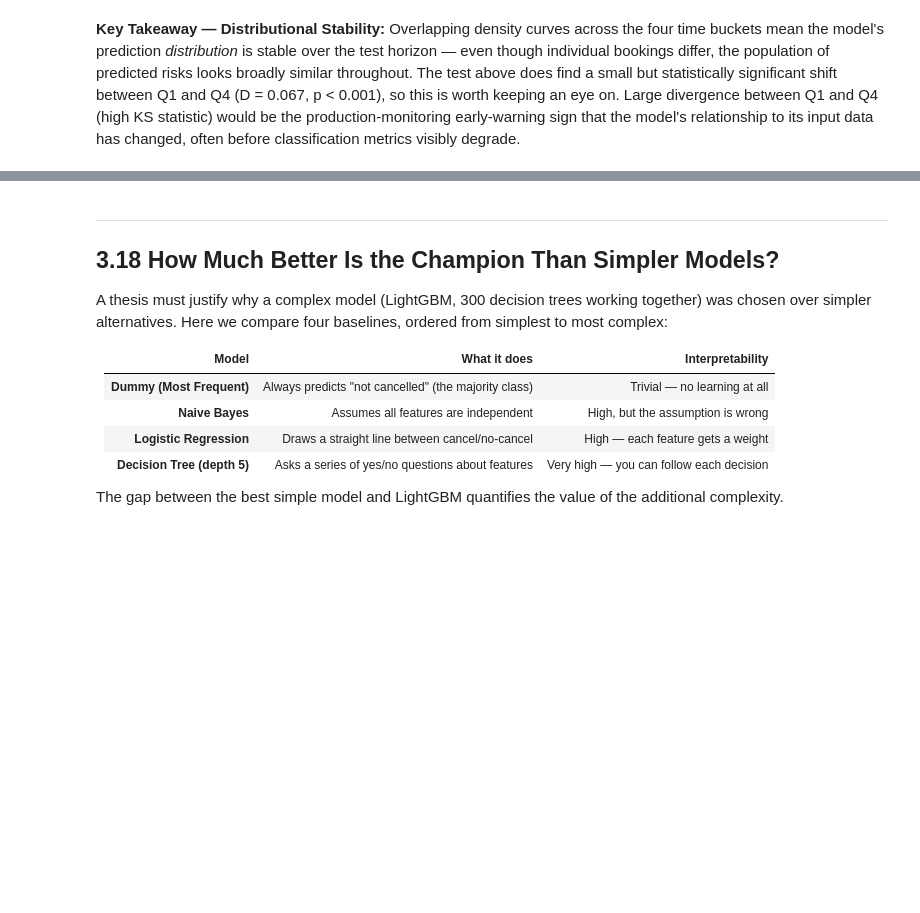
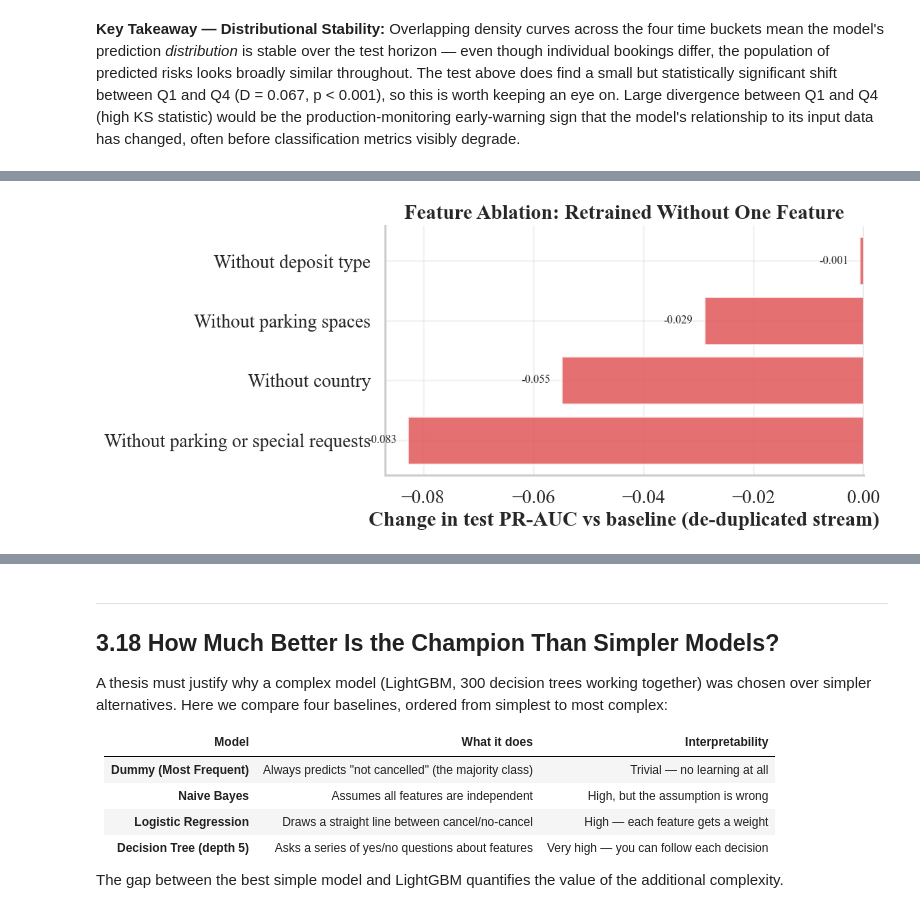
Before and after one commit to Dirkiee09/hotel-cancellation-prediction, a Jupyter notebook: notebooks/03_deep_analysis.ipynb, the cells around one changed output, grey strips where cells are left out. Drawn from its saved outputs; the diff is of its cells as text; code cells hidden in the pictures; blank space fills up the shorter version.

```diff
--- a/notebooks/03_deep_analysis.ipynb
+++ b/notebooks/03_deep_analysis.ipynb
@@ -557,0 +482,38 @@ Ablation 2: Country Encoding ﷿﷿﷿ Impact vs Baseline
+# %%
+import json
+
+import matplotlib.pyplot as plt
+
+deposit = json.loads((ROOT / "reports" / "deposit_ablation.json").read_text(encoding="utf-8"))
+field = json.loads((ROOT / "reports" / "field_ablation.json").read_text(encoding="utf-8"))
+
+base = field["baseline"]
+rows = [{"Variant": "Baseline (all features)", "Model": base["selected_model_family"],
+         **{k.upper().replace("_", "-"): v for k, v in base["max_f1"].items()},
+         "Cost cut %": base["cost_cut_vs_contact_everyone_pct"]}]
+rows.append({"Variant": "Without deposit type", "Model": deposit["selected_model_family_ablated"],
+             **{k.upper().replace("_", "-"): v for k, v in deposit["ablated_dedup"].items()},
+             "Cost cut %": float("nan")})
+labels = {"no_country": "Without country", "no_parking": "Without parking spaces",
+          "no_parking_no_requests": "Without parking or special requests"}
+for key, label in labels.items():
+    v = field["variants"][key]
+    rows.append({"Variant": label, "Model": v["selected_model_family"],
+                 **{k.upper().replace("_", "-"): x for k, x in v["max_f1"].items()},
+                 "Cost cut %": v["cost_cut_vs_contact_everyone_pct"]})
+ablation_df = pd.DataFrame(rows)
+ablation_df["Delta PR-AUC"] = ablation_df["PR-AUC"] - ablation_df.loc[0, "PR-AUC"]
+
+plot_df = ablation_df.iloc[1:].sort_values("Delta PR-AUC")
+fig, ax = plt.subplots(figsize=(10, 4.5))
+ax.barh(plot_df["Variant"], plot_df["Delta PR-AUC"], color="#e15759", alpha=0.85)
+for i, d in enumerate(plot_df["Delta PR-AUC"]):
+    ax.text(d - 0.002, i, f"{d:+.3f}", va="center", ha="right", fontsize=10)
+ax.axvline(0, color="black", linewidth=0.8)
+ax.set_xlabel("Change in test PR-AUC vs baseline (de-duplicated stream)")
+ax.set_title("Feature Ablation: Retrained Without One Feature")
+fig.tight_layout()
+save_thesis_figure(fig, 22, "feature_ablation_deltas", FIG_DIR)
+plt.show()
+# %% [output]
+[figure, added]
```
Also changed, not shown: parts of 11 cells of this notebook, 10 other files.
